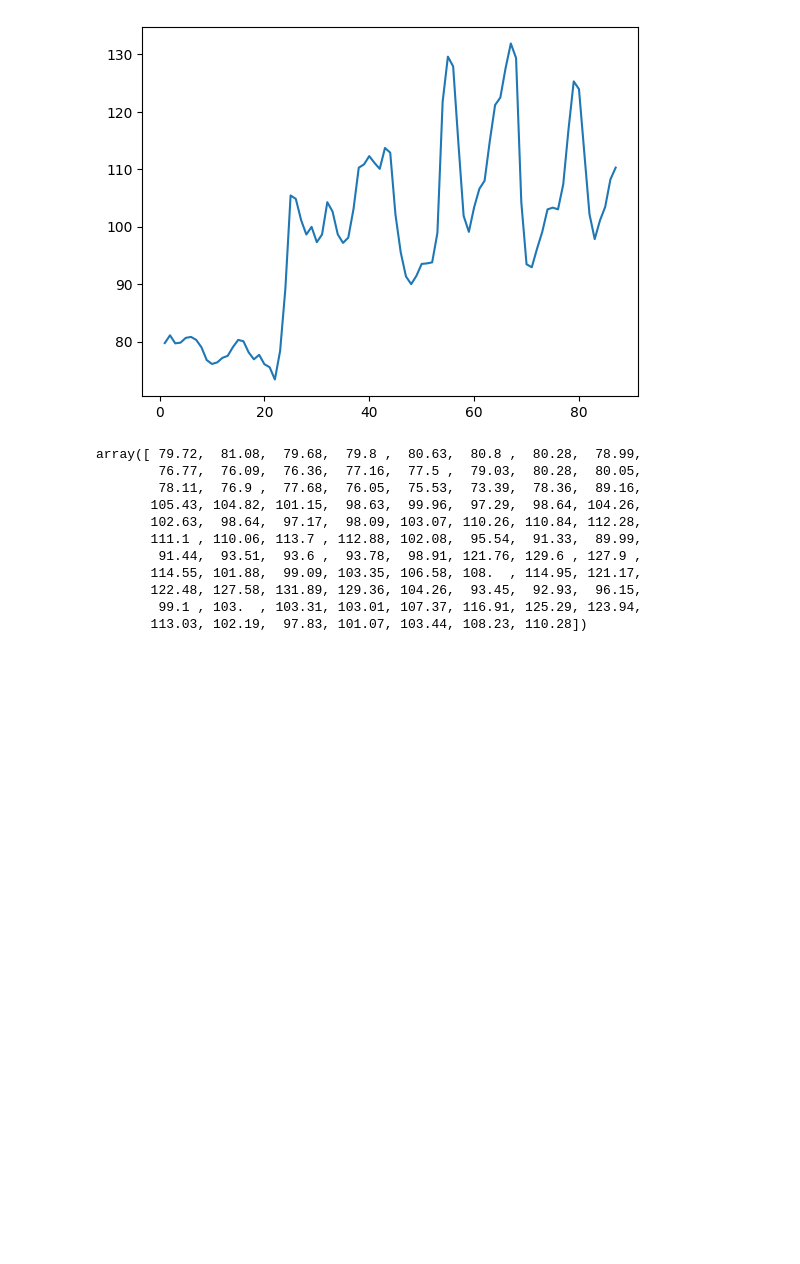
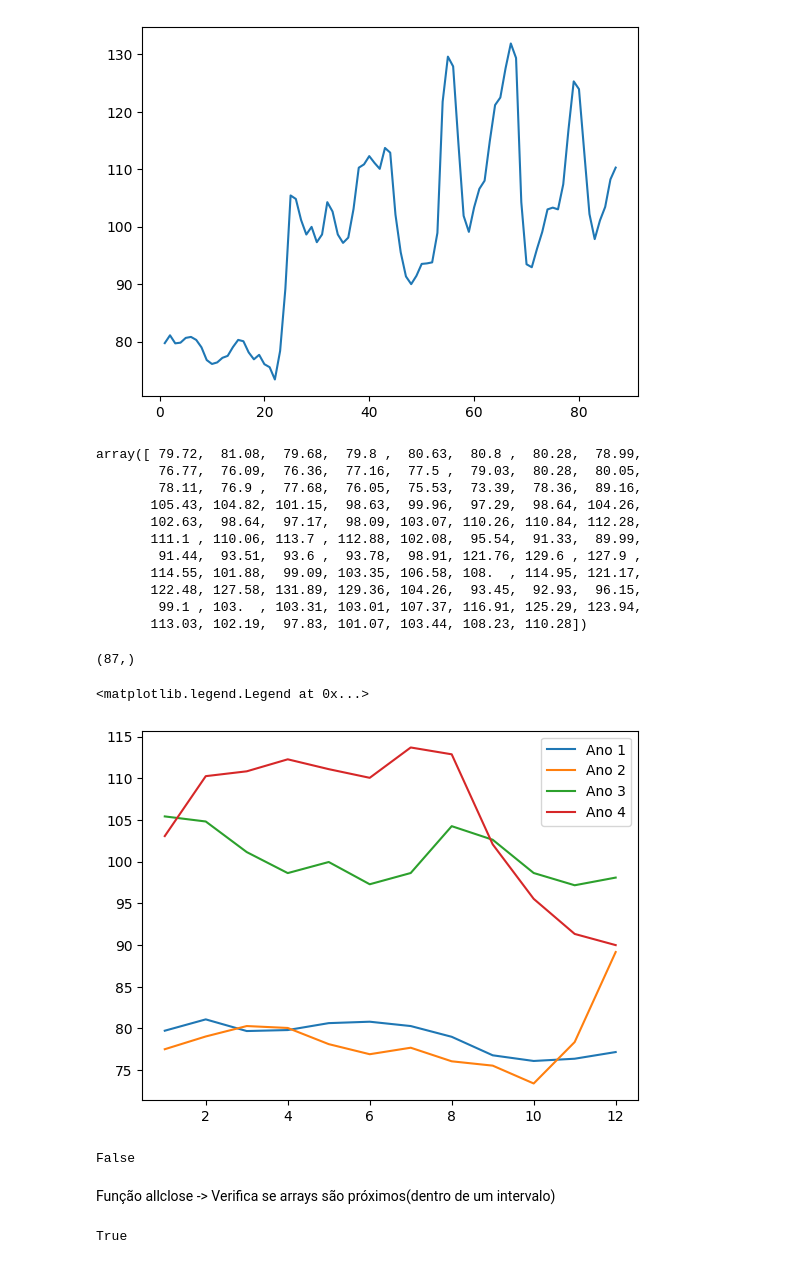
Before and after one commit to thsilvar/numpy-analise-numerica-eficiente-pythons, a Jupyter notebook: Numpy_Analise_Numerica_Eficiente_Pythons.ipynb, the cells around one changed output. Cells and saved outputs as stored; diff of their text form; code cells hidden in the pictures; blank space fills up the shorter version.

Commit message:
Comparação entre arrays

```diff
--- a/Numpy_Analise_Numerica_Eficiente_Pythons.ipynb
+++ b/Numpy_Analise_Numerica_Eficiente_Pythons.ipynb
@@ -79,3 +79,21 @@ array([ 79.72,  81.08,  79.68,  79.8 ,  80.63,  80.8 ,  80.28,  78.99,
        122.48, 127.58, 131.89, 129.36, 104.26,  93.45,  92.93,  96.15,
         99.1 , 103.  , 103.31, 103.01, 107.37, 116.91, 125.29, 123.94,
        113.03, 102.19,  97.83, 101.07, 103.44, 108.23, 110.28])
+# %%
+Moscow.shape
+# %% [output]
+(87,)
+# %%
+Moscow_ano1 = Moscow[0:12]
+Moscow_ano2 = Moscow[12:24]
+Moscow_ano3 = Moscow[24:36]
+Moscow_ano4 = Moscow[36:48]
+# %%
+plt.plot(np.arange(1,13,1), Moscow_ano1)
+plt.plot(np.arange(1,13,1), Moscow_ano2)
+plt.plot(np.arange(1,13,1), Moscow_ano3)
+plt.plot(np.arange(1,13,1), Moscow_ano4)
+plt.legend(['Ano 1','Ano 2','Ano 3','Ano 4'])
+# %% [output]
+<matplotlib.legend.Legend at 0x...>
+[figure, added]
@@ -81,0 +102,10 @@ array([ 79.72,  81.08,  79.68,  79.8 ,  80.63,  80.8 ,  80.28,  78.99,
+# %%
+np.array_equal(Moscow_ano1,Moscow_ano2)
+# %% [output]
+False
+# %% [markdown]
+Função allclose -> Verifica se arrays são próximos(dentro de um intervalo)
+# %%
+np.allclose(Moscow_ano3,Moscow_ano4,1.01)
+# %% [output]
+True
```
Also changed, not shown: parts of 1 cell of this notebook.
